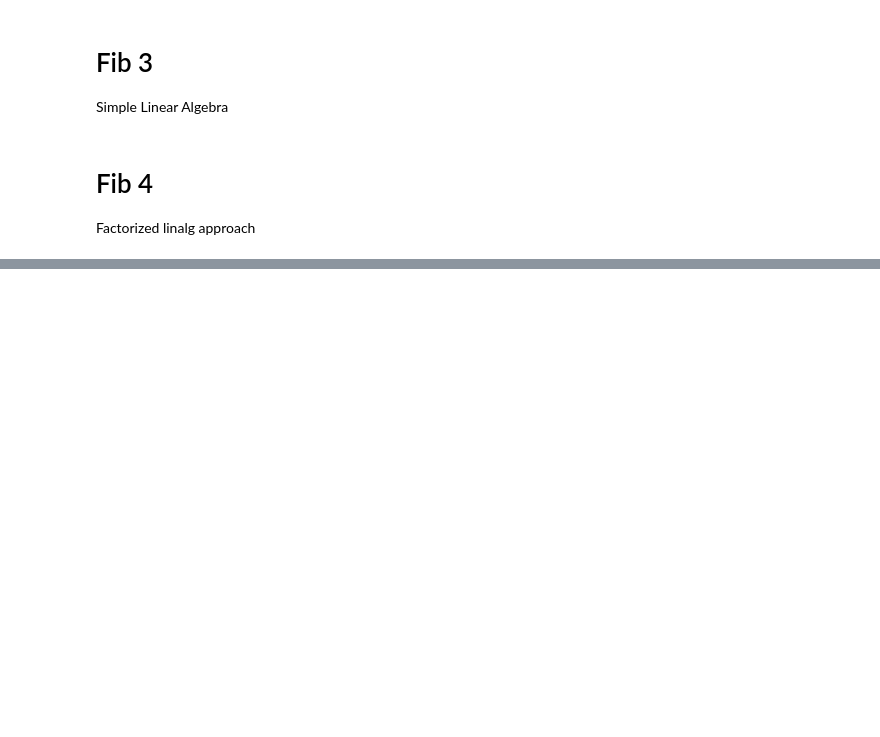
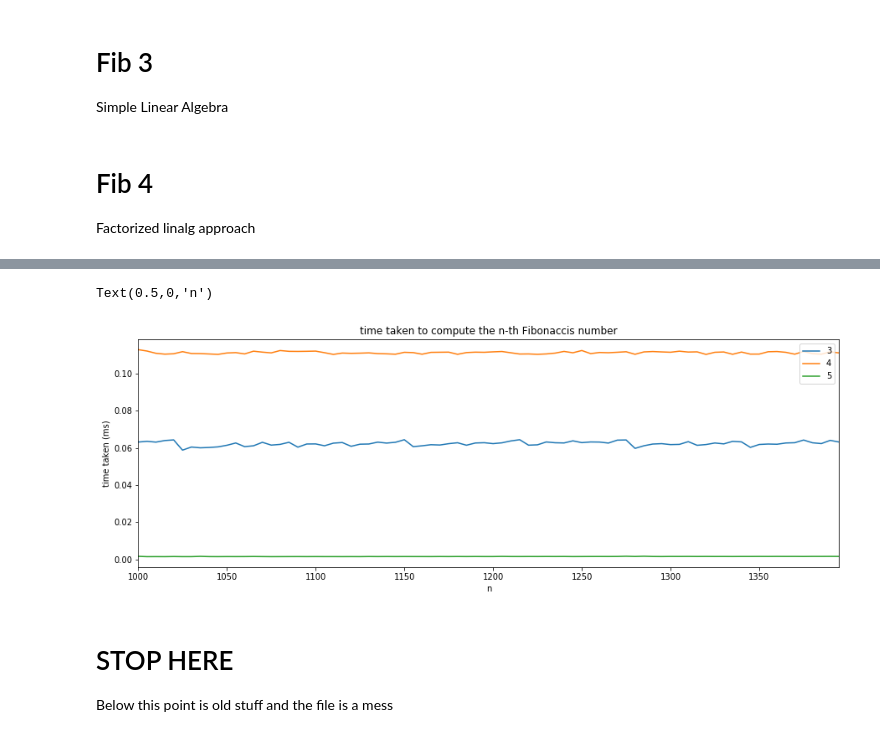
Before and after one commit to MaxVillaire/Magellan-HW, a Jupyter notebook: FibonacciTimer.ipynb, the cells around one changed output, grey strips where cells are left out. Drawn from its saved outputs; the diff is of its cells as text; code cells hidden in the pictures; blank space fills up the shorter version.

```diff
--- a/FibonacciTimer.ipynb
+++ b/FibonacciTimer.ipynb
@@ -241 +301,28 @@ Testing the fib methods:
+# %%
+# more accurately comparing methods 3,4,5 at values 1000+
+elapsed = {}
+elapsed[3] = {}
+elapsed[4] = {}
+elapsed[5] = {}
+
+for i in range(1000,1400,5):
+    result = %timeit -n 5000 -q -o fib_3(i)
+    elapsed[3][i] = result.best
+    result = %timeit -n 5000 -q -o fib_4(i)
+    elapsed[4][i] = result.best
+    result = %timeit -n 5000 -q -o fib_5(i)
+    elapsed[5][i] = result.best
+# %%
+elapased_ms = pd.DataFrame(elapsed) * 1000
+elapased_ms.plot(title='time taken to compute the n-th Fibonaccis number')
+plt.ylabel('time taken (ms)')
+plt.xlabel('n')
+
+# It is kinda tough to see but fib 3 is increasing faster than fib 4
+# %% [output]
+Text(0.5,0,'n')
+[figure, added]
+# %% [markdown]
+# STOP HERE
+Below this point is old stuff and the file is a mess
 # %%
```
Also changed, not shown: parts of 24 cells of this notebook, 1 other file.
